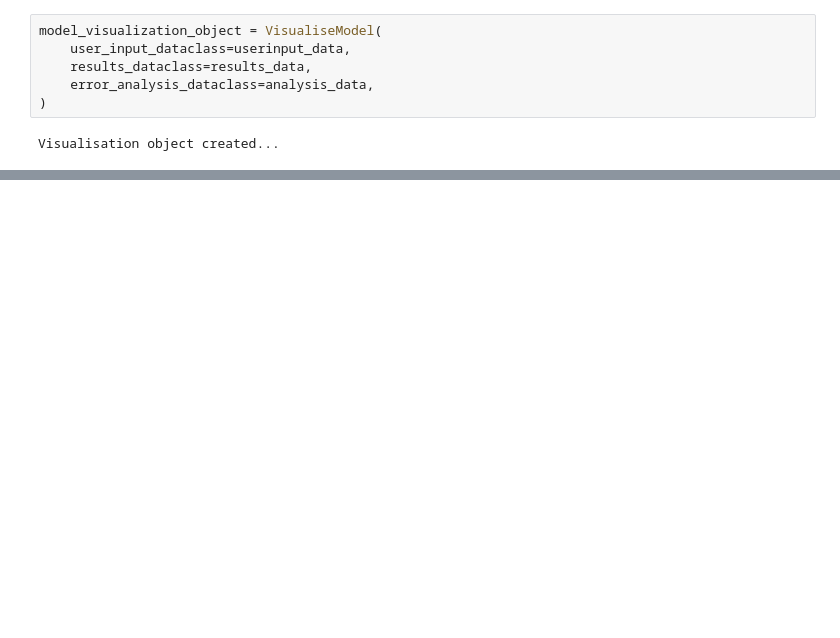
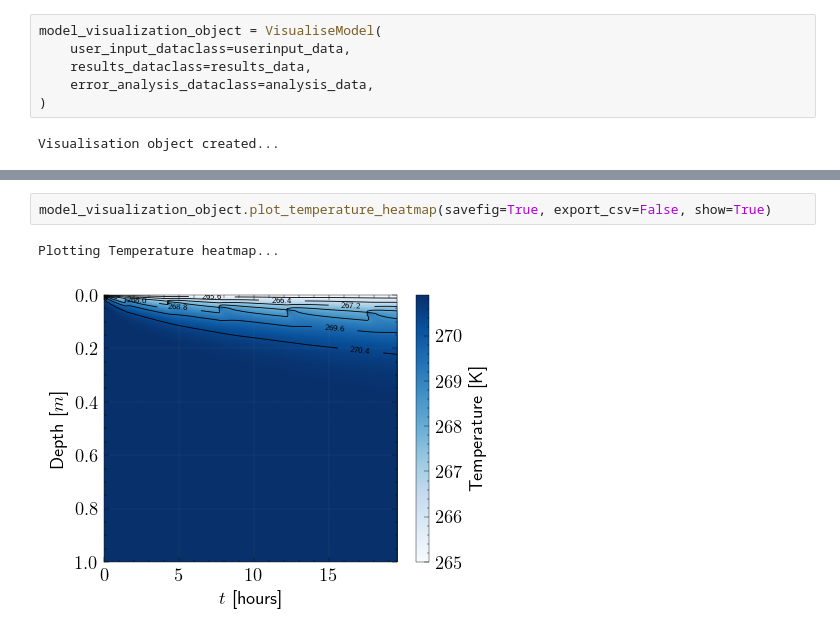
Before and after one commit to starry-phoenix/spyice-thesis, a Jupyter notebook: docs/source/quick_start/example/jupyter_run.ipynb, the cells around one changed output, grey strips where cells are left out. Saved outputs shown, nothing was run; the diff lists cells and outputs as text; blank space fills up the shorter version.

```diff
--- a/docs/source/quick_start/example/jupyter_run.ipynb
+++ b/docs/source/quick_start/example/jupyter_run.ipynb
@@ -108,0 +104,5 @@ Plotting Depth over time...
+# %%
+model_visualization_object.plot_temperature_heatmap(savefig=True, export_csv=False, show=True)
+# %% [output]
+Plotting Temperature heatmap...
+[figure, added]
```
Also changed, not shown: parts of 33 cells of this notebook, 13 other files.
